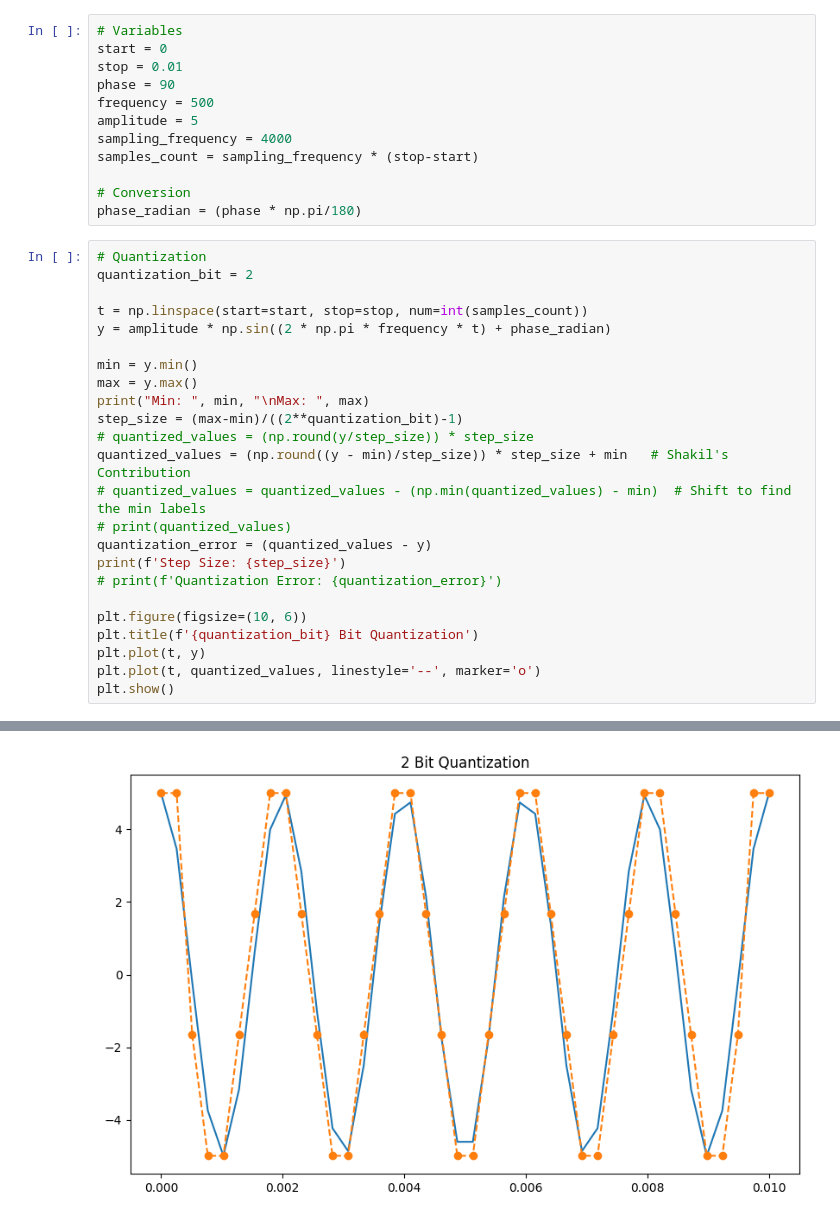
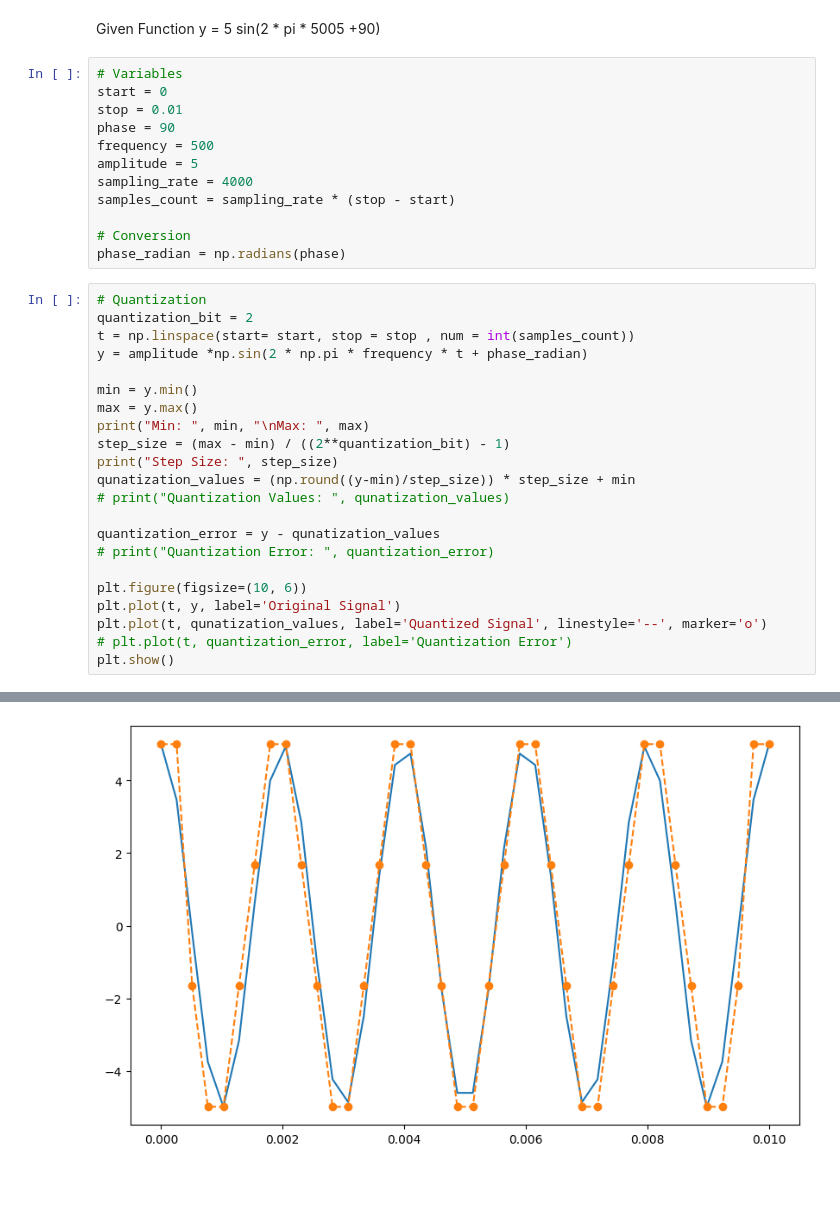
Before and after one commit to Mominur-sumon/Digital-signal-processing-Lab, a Jupyter notebook: quantization.ipynb, the cells around one changed output, grey strips where cells are left out. Saved outputs shown, nothing was run; the diff lists cells and outputs as text; blank space fills up the shorter version.

```diff
--- a/quantization.ipynb
+++ b/quantization.ipynb
@@ -5,4 +4,7 @@ import matplotlib.pyplot as plt
 %matplotlib inline
+# %% [markdown]
+Given Function
+y = 5 sin(2 * pi * 5005 +90)
 # %%
 # Variables
 start = 0
@@ -10,34 +12,32 @@ stop = 0.01
 phase = 90
 frequency = 500
 amplitude = 5
-sampling_frequency = 4000
-samples_count = sampling_frequency * (stop-start)
+sampling_rate = 4000
+samples_count = sampling_rate * (stop - start)
 
 # Conversion
-phase_radian = (phase * np.pi/180)
+phase_radian = np.radians(phase)
 # %%
 # Quantization
 quantization_bit = 2
-
-t = np.linspace(start=start, stop=stop, num=int(samples_count))
-y = amplitude * np.sin((2 * np.pi * frequency * t) + phase_radian)
+t = np.linspace(start= start, stop = stop , num = int(samples_count))
+y = amplitude *np.sin(2 * np.pi * frequency * t + phase_radian)
 
 min = y.min()
 max = y.max()
 print("Min: ", min, "\nMax: ", max)
-step_size = (max-min)/((2**quantization_bit)-1)
-# quantized_values = (np.round(y/step_size)) * step_size
-quantized_values = (np.round((y - min)/step_size)) * step_size + min   # Shakil's Contribution
-# quantized_values = quantized_values - (np.min(quantized_values) - min)  # Shift to find the min labels
-# print(quantized_values)
-quantization_error = (quantized_values - y)
-print(f'Step Size: {step_size}')
-# print(f'Quantization Error: {quantization_error}')
+step_size = (max - min) / ((2**quantization_bit) - 1)
+print("Step Size: ", step_size)
+qunatization_values = (np.round((y-min)/step_size)) * step_size + min
+# print("Quantization Values: ", qunatization_values)
+
+quantization_error = y - qunatization_values
+# print("Quantization Error: ", quantization_error)
 
 plt.figure(figsize=(10, 6))
-plt.title(f'{quantization_bit} Bit Quantization')
-plt.plot(t, y)
-plt.plot(t, quantized_values, linestyle='--', marker='o')
+plt.plot(t, y, label='Original Signal')
+plt.plot(t, qunatization_values, label='Quantized Signal', linestyle='--', marker='o')
+# plt.plot(t, quantization_error, label='Quantization Error')
 plt.show()
 # %% [output]
 Min:  -4.98378654067105
@@ -46 +46 @@ Step Size: 3.3279288468903503
-[figure, old version]
+[figure, new version]
```
Also changed, not shown: parts of 1 cell of this notebook, 8 other files.
